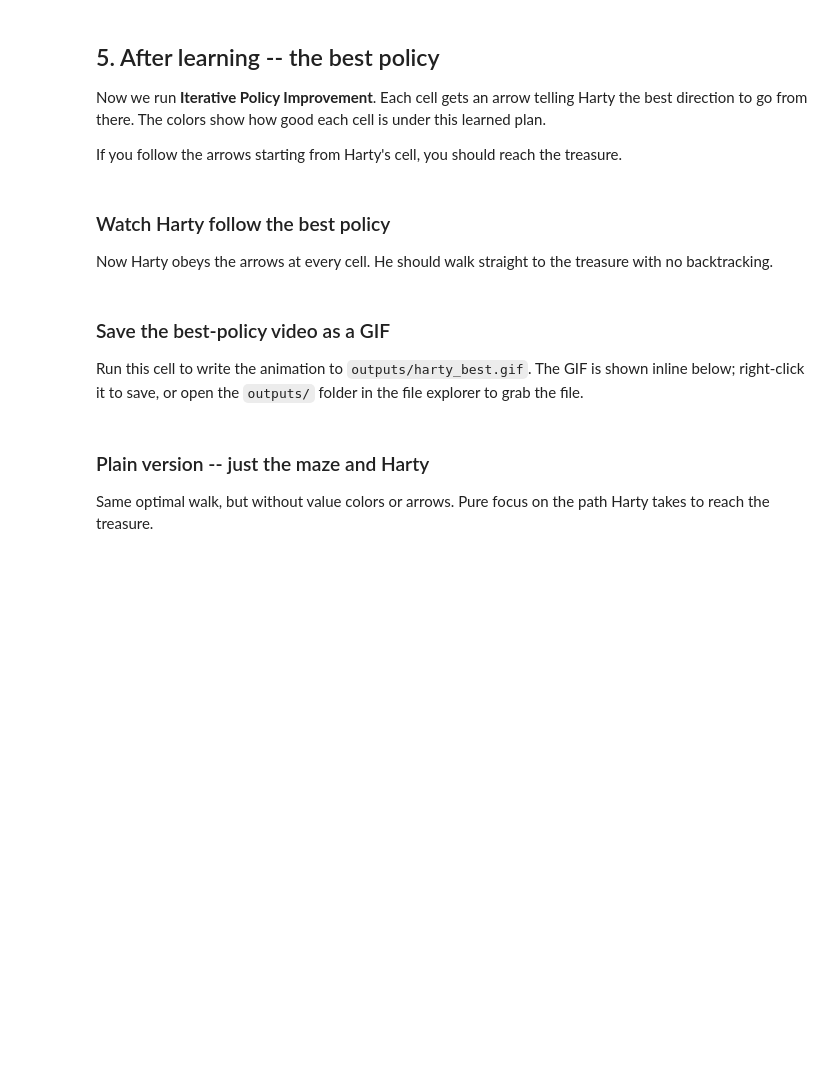
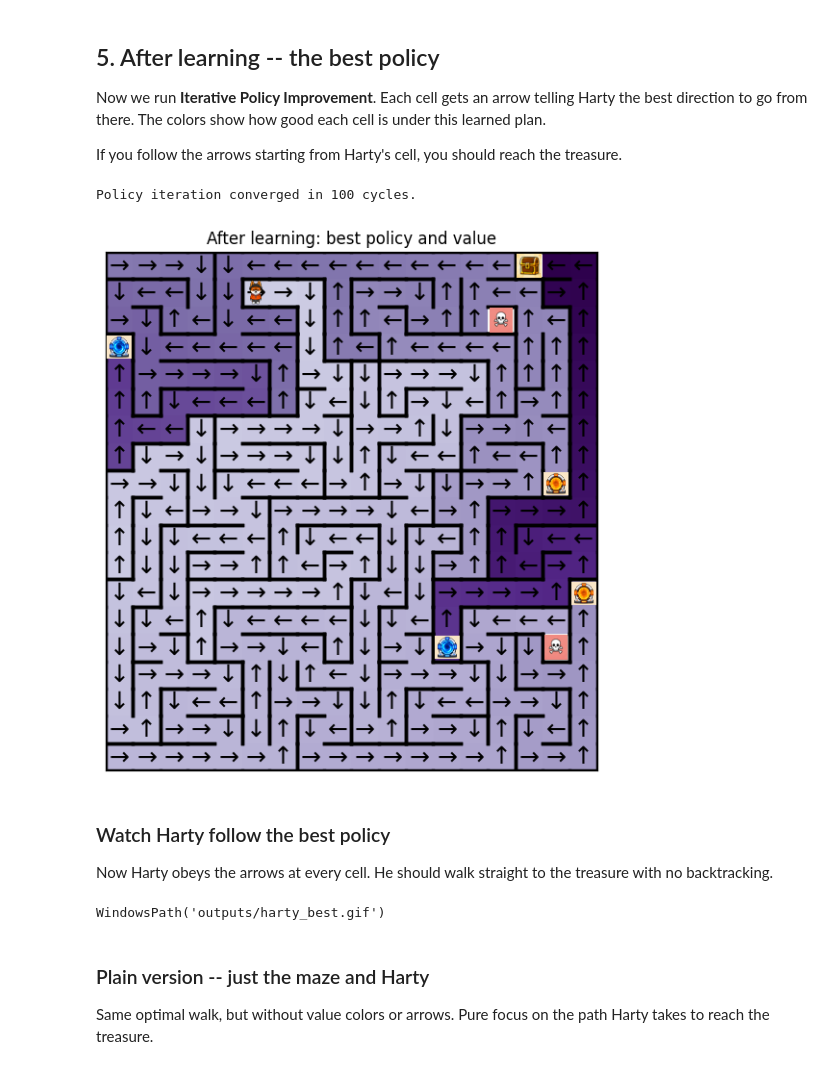
Before and after one commit to IrvingGomez/HartyMaze_ReinforcementLearning, a Jupyter notebook: HartyMazeSolver.ipynb, the cells around one changed output. Drawn from its saved outputs; the diff is of its cells as text; code cells hidden in the pictures; blank space fills up the shorter version.

Commit message:
Updated HartySolver and added BIG_MAZE environment

```diff
--- a/HartyMazeSolver.ipynb
+++ b/HartyMazeSolver.ipynb
@@ -59,13 +59,13 @@ Change the values below to play with the maze. Then rerun every cell.
   its two endpoints (either way). Up to two pairs are supported; leave the
   list empty for none.
 # %%
-MAZE = DEFAULT_MAZE     # replace with your own np.array of wall codes 0-14
-TREASURE = (0, 4)
-HARTY = (9, 9)
-DISCOUNT_RATE = 0.97
+MAZE = BIG_MAZE     # replace with your own np.array of wall codes 0-14
+TREASURE = (0, 15)
+HARTY = (11, 12)
+DISCOUNT_RATE = 0.99
 
-HOLES = []              # e.g. [(3, 3), (5, 7)]
-PORTALS = []            # e.g. [((1, 1), (8, 8))]  -- up to 2 pairs
+HOLES = [(2,14),(14,16)]              # e.g. [(3, 3), (5, 7)] -- stepping here ends the game
+PORTALS = [((3,0),(14,12)),((8,16),(12,17))]            # e.g. [((1, 1), (8, 8))] -- up to 2 pairs; both endpoints teleport
 
 rows, cols = MAZE.shape
 
@@ -77,8 +77,8 @@ assert 0 <= TREASURE[0] < rows and 0 <= TREASURE[1] < cols, 'TREASURE outside gr
 assert 0 <= HARTY[0] < rows and 0 <= HARTY[1] < cols, 'HARTY outside grid'
 assert TREASURE != HARTY, 'TREASURE and HARTY cannot share a cell'
 
-trap_codes = {9, 10, 11, 12}
-assert int(MAZE[HARTY]) not in trap_codes, 'HARTY is in a fully-walled cell, he cannot move'
+#trap_codes = {9, 10, 11, 12}
+#assert int(MAZE[HARTY]) not in trap_codes, 'HARTY is in a fully-walled cell, he cannot move'
 
 assert len(PORTALS) <= 2, 'at most two portal pairs are supported'
 for pair in PORTALS:
@@ -193,16 +194,22 @@ treasure.
 # %%
 policy, V, cycles = policy_iteration(
     TREASURE, DISCOUNT_RATE, MAZE, seed=0,
     holes=HOLES, portals=PORTALS,
+    n_eval_sweeps=200,
+    max_cycles=100,
+    tol=1e-3
 )
 print(f'Policy iteration converged in {cycles} cycles.')
 
 fig, _ = plot_policy_and_value(
     policy, V, TREASURE, HARTY, MAZE,
     holes=HOLES, portals=PORTALS,
     title='After learning: best policy and value',
 )
 plt.show()
+# %% [output]
+Policy iteration converged in 100 cycles.
+[figure, added]
 # %% [markdown]
 ### Watch Harty follow the best policy
 
@@ -210,7 +217,7 @@ Now Harty obeys the arrows at every cell. He should walk straight to the
 treasure with no backtracking.
 # %%
 best_path = simulate_path(
-    policy, HARTY, TREASURE, MAZE, max_steps=80,
+    policy, HARTY, TREASURE, MAZE, max_steps=200,
     holes=HOLES, portals=PORTALS,
 )
 anim_best = animate_path(
@@ -218,12 +225,10 @@ anim_best = animate_path(
     holes=HOLES, portals=PORTALS,
     value=V,
     policy=policy,
-    title='Harty following the best policy',
+    title='Harty following the best policy (showing value and policy)',
 )
-HTML(anim_best.to_jshtml())
+#HTML(anim_best.to_jshtml()) # To show in the notebook
+
+save_animation(anim_best, 'outputs/harty_best.gif', fps=2.5)
+# %% [output]
+WindowsPath('outputs/harty_best.gif')
-# %% [markdown]
-### Save the best-policy video as a GIF
-
-Run this cell to write the animation to `outputs/harty_best.gif`. The GIF
-is shown inline below; right-click it to save, or open the `outputs/` folder
-in the file explorer to grab the file.
```
Also changed, not shown: parts of 17 cells of this notebook, 2 other files.
